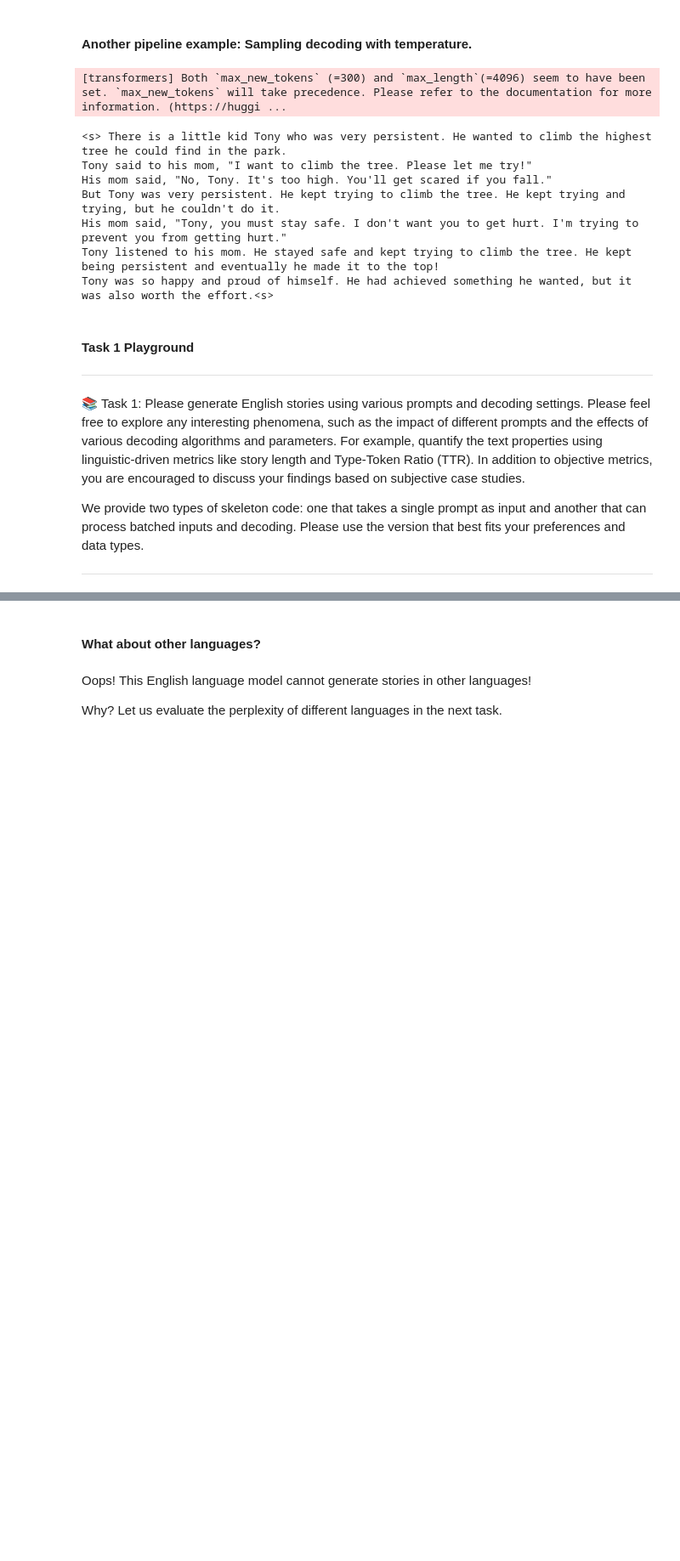
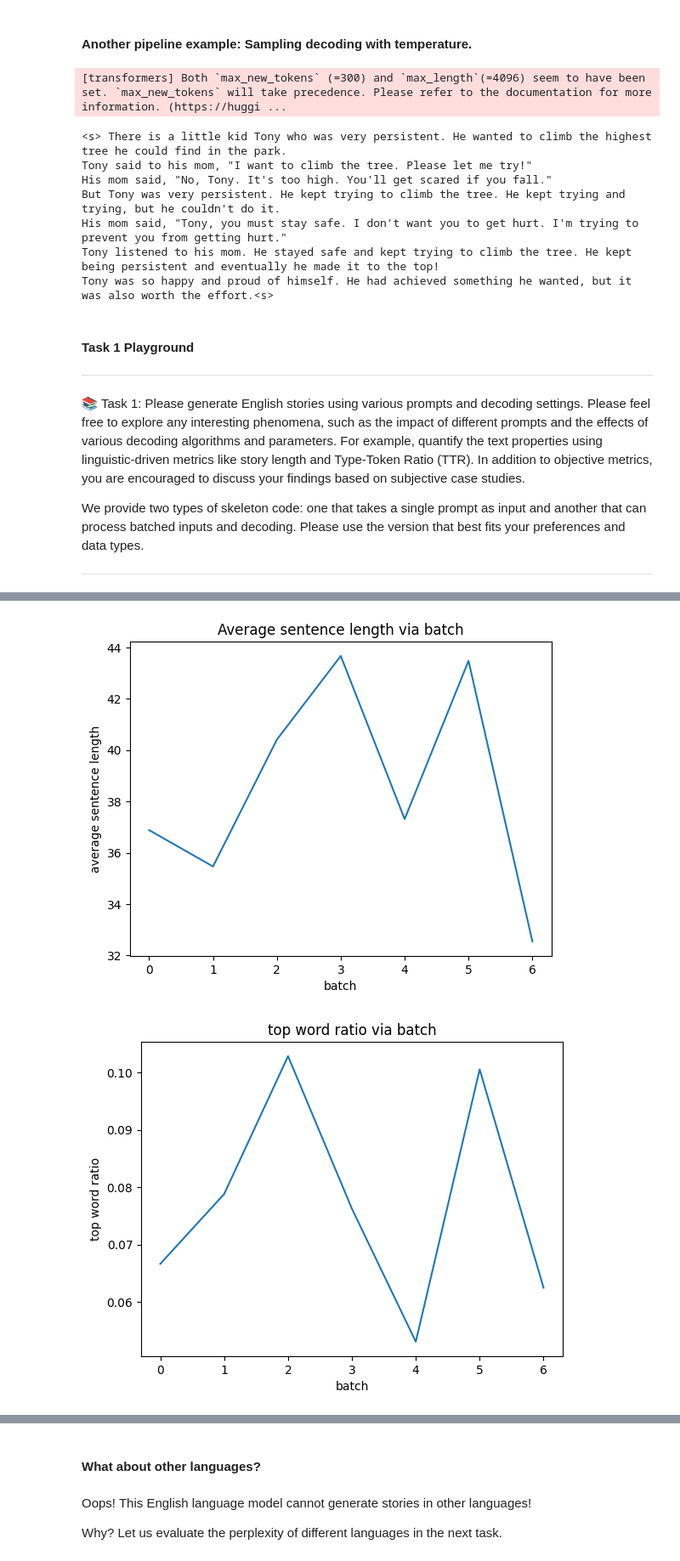
Before and after one commit to Sandoleathy/CISC7021-Applied-NLP-Assignment1, a Jupyter notebook: Tiny Llama-2.ipynb, the cells around one changed output, grey strips where cells are left out. Shown at 85% size. Cells and saved outputs as stored; diff of their text form; code cells hidden in the pictures; blank space fills up the shorter version.

Commit message:
add chart demonstration of task 1

```diff
--- a/Tiny Llama-2.ipynb
+++ b/Tiny Llama-2.ipynb
@@ -280,6 +280,7 @@ print(output_text)
 # %%
 import matplotlib.pyplot as plt
 import string, re
+from pprint import pprint
 
 def cal_text_statistics(text):
     word_dict = {}
@@ -319,6 +320,7 @@ def cal_text_statistics(text):
         "top_word_ratio": top_word_count / word_count
     }
     # print(result)
+    return result
 
 def cal_TTR(word_dict, word_count):
     return len(word_dict) / word_count
@@ -334,7 +336,7 @@ def cal_avg_sent_len(text):
 # %%
 # Skeleton Code: Bacthed input-output
 
-prompts = ["Once upon a time,", "Tom is a cute kitty.", "Hello World", "Good Good Study Day Day up.", "1234567", "happy happy happy"]  # ⬅️ try to construct different prompts.
+prompts = ["Once upon a time,", "Tom is a cute kitty.", "There is a little kid Tony", "Hello World", "efhiuhweiduqhvi", "1234567", "happy happy happy"]  # ⬅️ try to construct different prompts.
 
 batch_size = 2 # If you have multiple data inputs, please control the batch size to prevent out-of-memory issues.
 
@@ -343,6 +345,11 @@ batch_size = 2 # If you have multiple data inputs, please control the batch size
 max_new_tokens = 300
 do_sample = True
 temperature = 0.6
+
+temperatures = [0.0, 0.5, 1.0, 1.5, 2.0]
+top_ks = [3,5,10]
+top_ps = [0.2, 0.5, 0.8]
+
 
 result_statistics = {}
 
@@ -359,11 +366,14 @@ for i in range(0, len(prompts), batch_size):
         temperature=temperature,
     )
     output_text = tokenizer.batch_decode(output_ids, skip_special_tokens=True)
-
+    # print(output_text)
     for idx, result in enumerate(output_text):
         print(f"{result}\n")
-        result_statistics[idx] = cal_text_statistics(result)
-print(result_statistics)
+        # put result statistics into dict
+        result_statistics[i+idx] = cal_text_statistics(result)
+pprint(result_statistics)
+
+# draw a chart to show the difference
 # %% [output]
 [transformers] Both `max_new_tokens` (=300) and `max_length`(=4096) seem to have been set. `max_new_tokens` will take precedence. Please refer to the documentation for more information. (https://huggi ...
 [transformers] Both `max_new_tokens` (=300) and `max_length`(=4096) seem to have been set. `max_new_tokens` will take precedence. Please refer to the documentation for more information. (https://huggi ...
@@ -404,0 +425,48 @@ The bird looked at Billy and said, "It's okay. Just remember to ask next time be
+# %%
+# Horizontal comparison
+avg_sent_len_list = []
+top_word_ratio_list = []
+tri_gram_list = []
+ttr_list = []
+word_count_list = []
+x = []
+for k in result_statistics:
+    avg_sent_len_list.append(result_statistics[k]["avg_sent_len"])
+    top_word_ratio_list.append(result_statistics[k]["top_word_ratio"])
+    tri_gram_list.append(result_statistics[k]["tri_gram_repeat_ratio"])
+    ttr_list.append(result_statistics[k]["ttr"])
+    word_count_list.append(result_statistics[k]["word_count"])
+    x.append(k)
+
+plt.plot(x, avg_sent_len_list)
+plt.xlabel("batch")
+plt.ylabel("average sentence length")
+plt.title("Average sentence length via batch")
+plt.show()
+
+plt.plot(x, top_word_ratio_list)
+plt.xlabel("batch")
+plt.ylabel("top word ratio")
+plt.title("top word ratio via batch")
+plt.show()
+
+plt.plot(x, tri_gram_list)
+plt.xlabel("batch")
+plt.ylabel("3-gram repeat ratio")
+plt.title("3-gram repeat ratio via batch")
+plt.show()
+
+plt.plot(x, ttr_list)
+plt.xlabel("batch")
+plt.ylabel("TTR")
+plt.title("TTR via batch")
+plt.show()
+
+plt.plot(x, word_count_list)
+plt.xlabel("batch")
+plt.ylabel("word count")
+plt.title("Word count via batch")
+plt.show()
+# %% [output]
+[figure, added]
+[figure, added]
```
Also changed, not shown: parts of 2 cells of this notebook.
